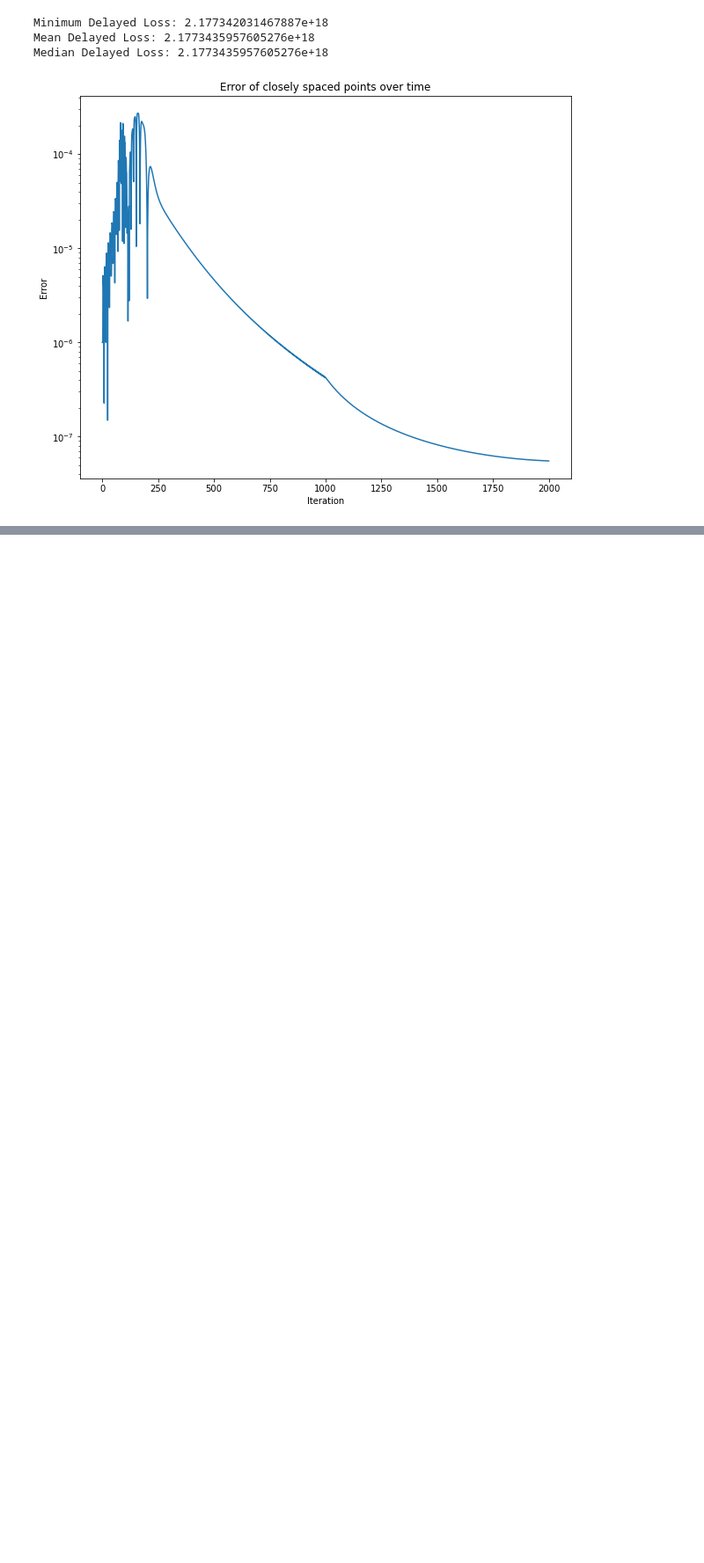
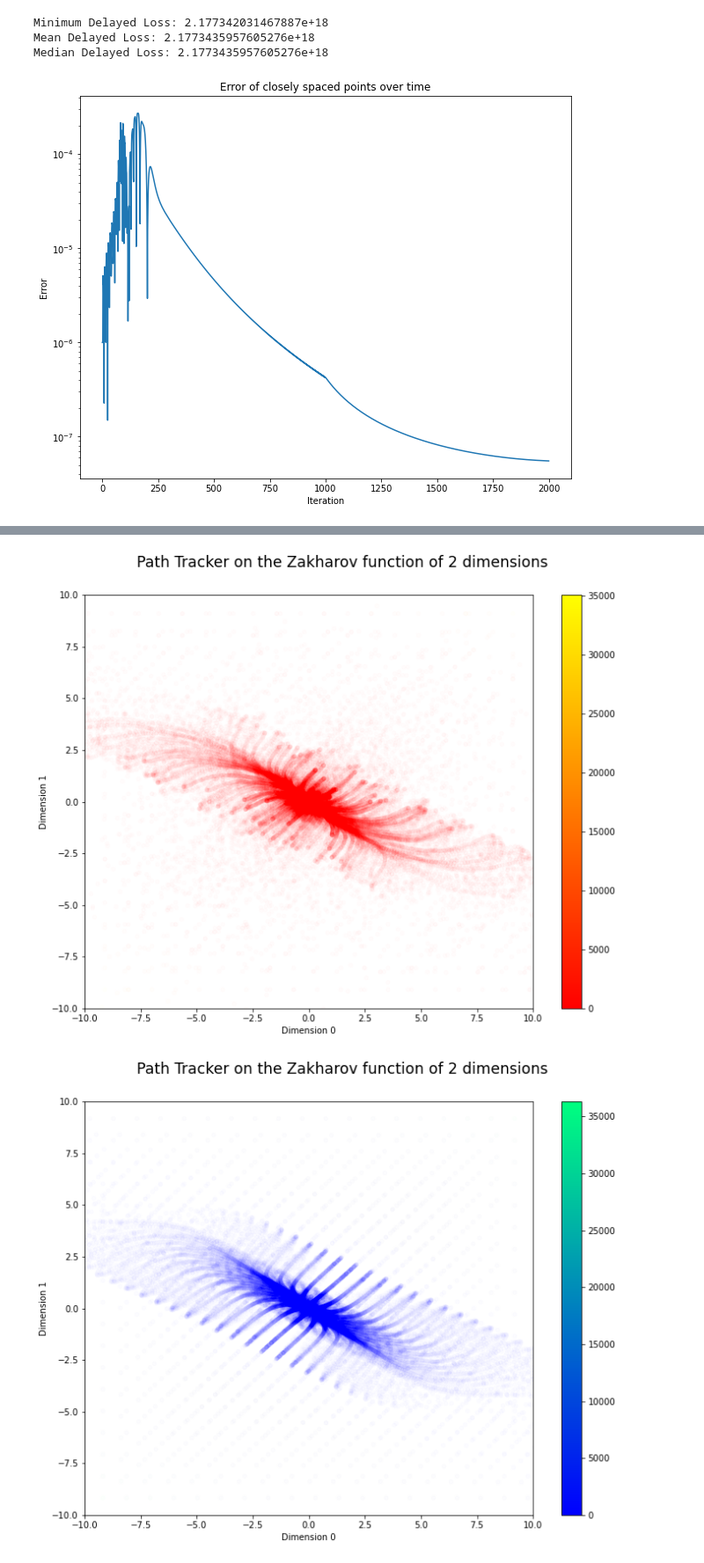
Before and after one commit to ebensonm/delay-optimizer, a Jupyter notebook: DelayEffects/ZakharovTimeDelays.ipynb, the cells around one changed output, grey strips where cells are left out. Shown at 88% size. Cells and saved outputs as stored; diff of their text form; code cells hidden in the pictures; blank space fills up the shorter version.

Commit message:
Added Scatterplot convergence

```diff
--- a/DelayEffects/ZakharovTimeDelays.ipynb
+++ b/DelayEffects/ZakharovTimeDelays.ipynb
@@ -455,0 +458,5 @@ Median Delayed Loss: 2.1773435957605276e+18
+# %%
+zak2d.optimize(20, 'grid', 'both', plots=[[True, 'path', 'loss'],[False, 'path', 'loss']])
+# %% [output]
+[figure, added]
+[figure, added]
```
Also changed, not shown: parts of 5 cells of this notebook.
